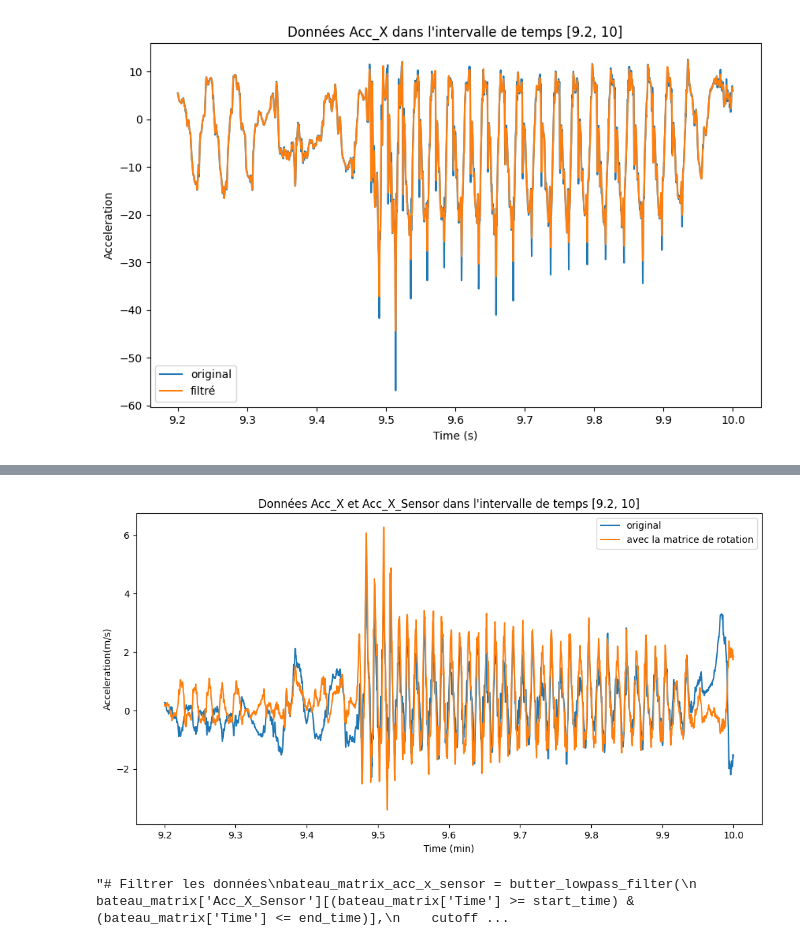
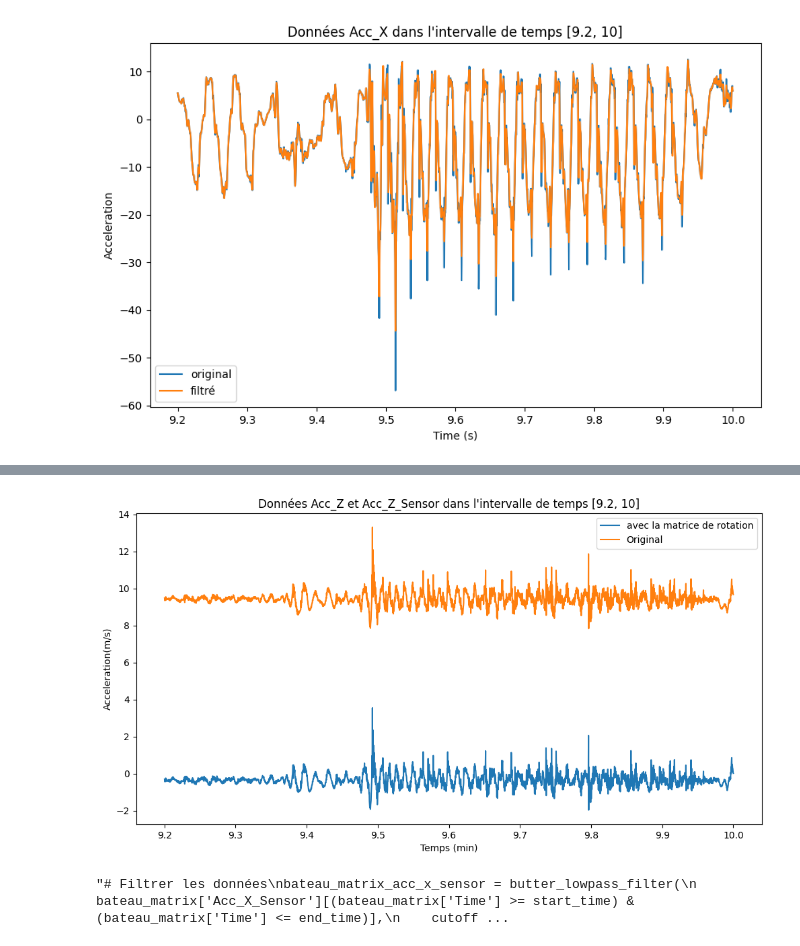
Before and after one commit to Anthoplc/kayak, a Jupyter notebook: src/analyse_data.ipynb, the cells around one changed output, grey strips where cells are left out. Drawn from its saved outputs; the diff is of its cells as text; code cells hidden in the pictures.

Commit message:
matrice de rotation vérifié et calcul de la vitesse

```diff
--- a/src/analyse_data.ipynb
+++ b/src/analyse_data.ipynb
@@ -409,21 +274,21 @@ print(bateau[['Acc_X_Sensor', 'Acc_Y_Sensor', 'Acc_Z_Sensor']])
 # %%
 start_time = 9.2
 end_time = 10
 
 
 bateau_interval = bateau[(bateau['Time'] >= start_time) & (bateau['Time'] <= end_time)].reset_index(drop=True)
 
 # Tracer les données originales et filtrées dans l'intervalle de temps spécifié
 plt.figure(figsize=(12, 6))
-plt.plot(bateau_interval['Time'], bateau_interval['Acc_X_Sensor'], label='original')
-plt.plot(bateau_interval['Time'], bateau_interval['Acc_X'], label='avec la matrice de rotation')
-plt.title(f'Données Acc_X et Acc_X_Sensor dans l\'intervalle de temps [{start_time}, {end_time}]')
-plt.xlabel('Time (min)')
+plt.plot(bateau_interval['Time'], bateau_interval['Acc_Z_Sensor'], label='avec la matrice de rotation')
+plt.plot(bateau_interval['Time'], bateau_interval['Acc_Z'], label='Original')
+plt.title(f'Données Acc_Z et Acc_Z_Sensor dans l\'intervalle de temps [{start_time}, {end_time}]')
+plt.xlabel('Temps (min)')
 plt.ylabel('Acceleration(m/s)')
 plt.legend()
 plt.show()
 # %% [output]
-[figure, old version]
+[figure, new version]
 # %%
 
 '''# Filtrer les données
```
Also changed, not shown: parts of 18 cells of this notebook.
